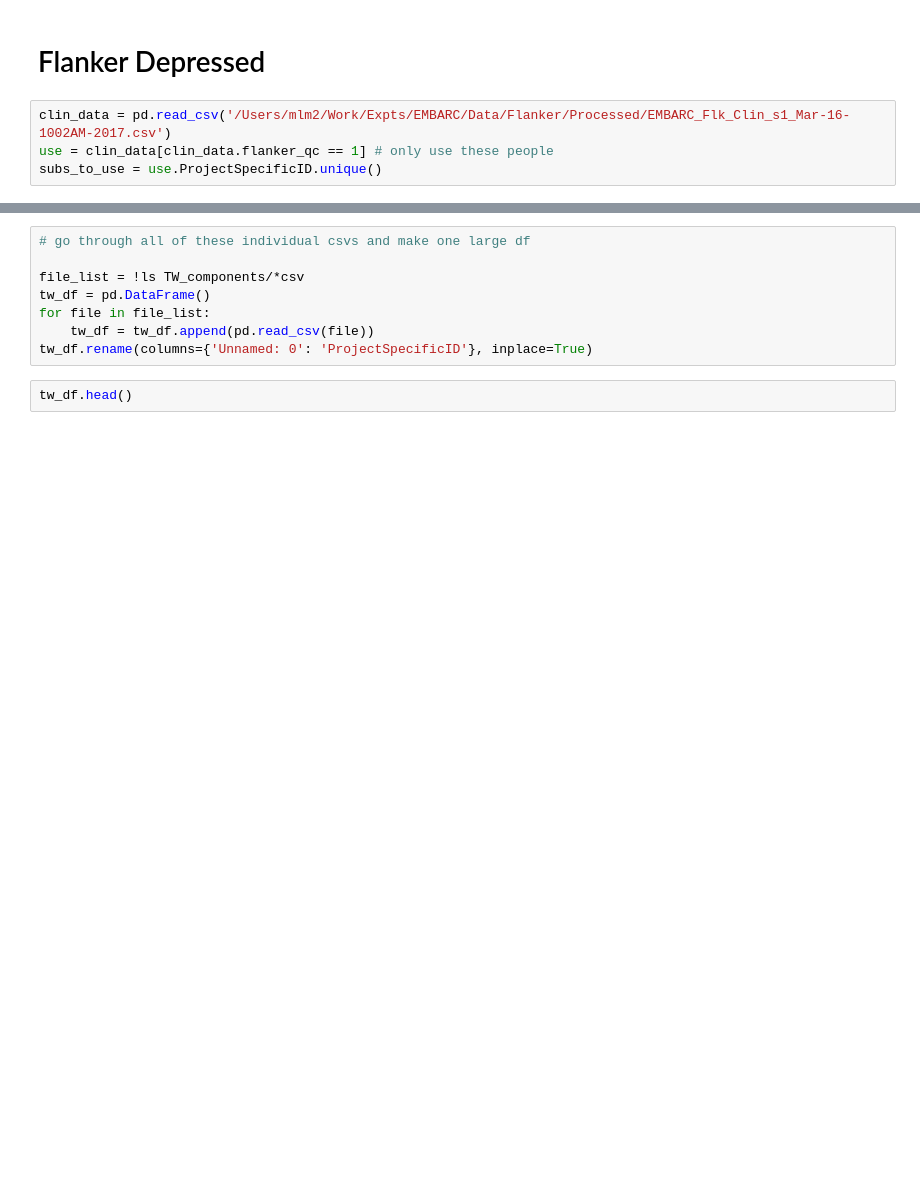
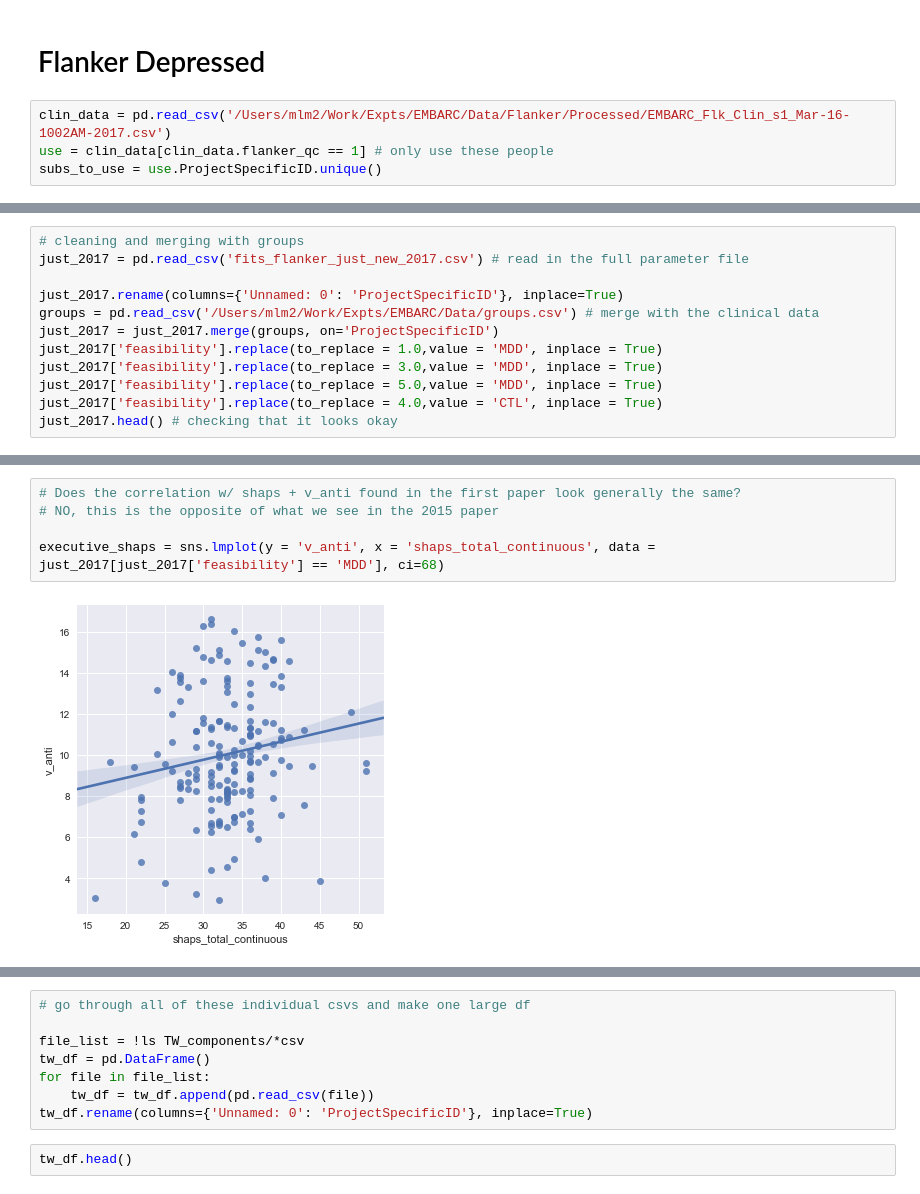
Before and after one commit to vlawlor/EMBARC-Flanker, a Jupyter notebook: run_depressed_2017_Parallel.ipynb, the cells around one changed output, grey strips where cells are left out. Drawn from its saved outputs; the diff is of its cells as text; blank space fills up the shorter version.

```diff
--- a/run_depressed_2017_Parallel.ipynb
+++ b/run_depressed_2017_Parallel.ipynb
@@ -137,0 +129,12 @@ data.ix[data.cond == 'cong', 'rt'].hist(bins=200, histtype='step', range=(-1, 1)
+# %%
+# cleaning and merging with groups
+just_2017 = pd.read_csv('fits_flanker_just_new_2017.csv') # read in the full parameter file
+
+just_2017.rename(columns={'Unnamed: 0': 'ProjectSpecificID'}, inplace=True)
+groups = pd.read_csv('/Users/mlm2/Work/Expts/EMBARC/Data/groups.csv') # merge with the clinical data
+just_2017 = just_2017.merge(groups, on='ProjectSpecificID')
+just_2017['feasibility'].replace(to_replace = 1.0,value = 'MDD', inplace = True)
+just_2017['feasibility'].replace(to_replace = 3.0,value = 'MDD', inplace = True)
+just_2017['feasibility'].replace(to_replace = 5.0,value = 'MDD', inplace = True)
+just_2017['feasibility'].replace(to_replace = 4.0,value = 'CTL', inplace = True)
+just_2017.head() # checking that it looks okay
@@ -137,0 +168,7 @@ data.ix[data.cond == 'cong', 'rt'].hist(bins=200, histtype='step', range=(-1, 1)
+# %%
+# Does the correlation w/ shaps + v_anti found in the first paper look generally the same?
+# NO, this is the opposite of what we see in the 2015 paper
+
+executive_shaps = sns.lmplot(y = 'v_anti', x = 'shaps_total_continuous', data = just_2017[just_2017['feasibility'] == 'MDD'], ci=68)
+# %% [output]
+[figure, added]
```
Also changed, not shown: parts of 30 cells of this notebook.
